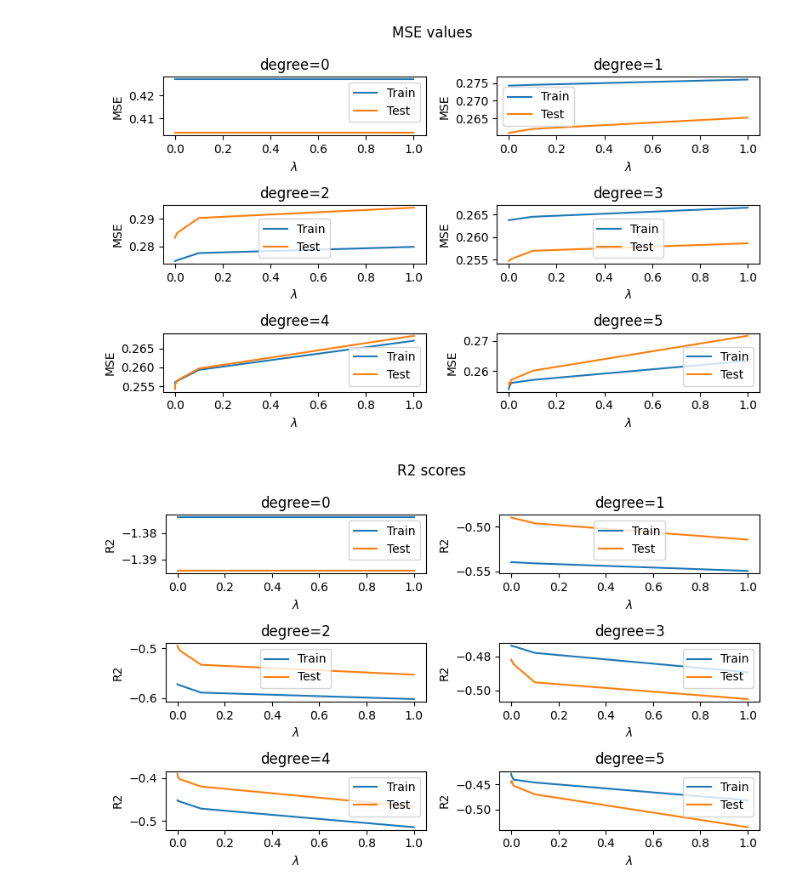
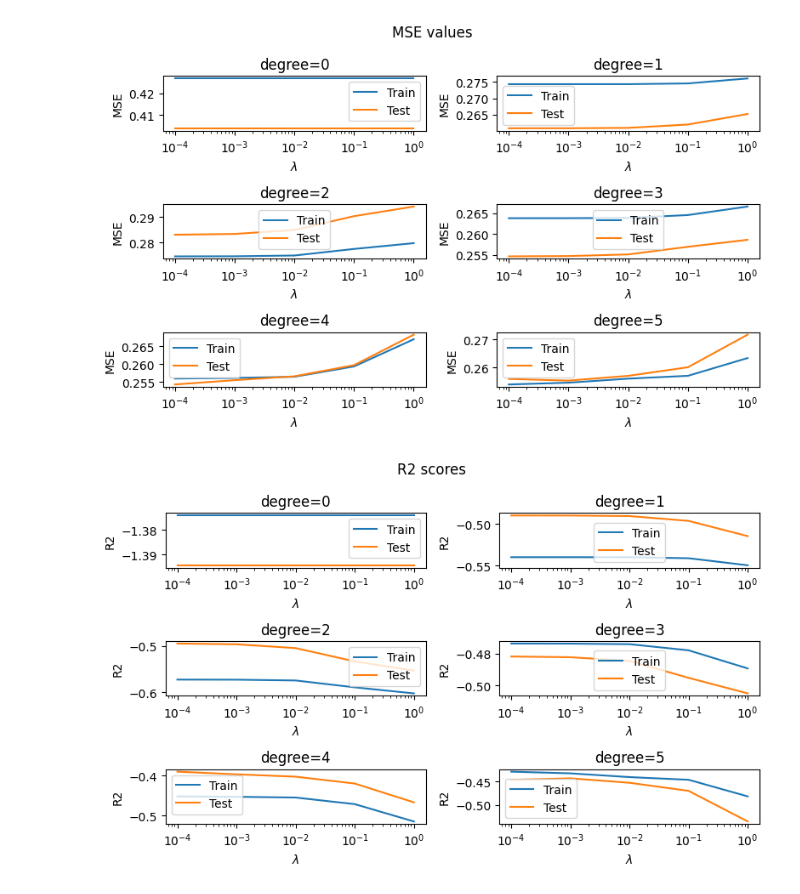
Before and after one commit to LassePladsen/FYS-STK3155-projects, a Jupyter notebook: project1/source_code/part_b_franke_ridge.ipynb, the cells around one changed output. Drawn from its saved outputs; the diff is of its cells as text; code cells hidden in the pictures.

Commit message:
changed xscale to log

```diff
--- a/project1/source_code/part_b_franke_ridge.ipynb
+++ b/project1/source_code/part_b_franke_ridge.ipynb
@@ -140,23 +140,25 @@ for degree in degrees:
     plt.legend()
     plt.xlabel(r"$\lambda$")
     plt.ylabel("MSE")
+    plt.xscale("log")
 plt.tight_layout()
 plt.show()
 # %% [output]
-[figure, old version]
+[figure, new version]
 # %%
 # Plot R2's
 fig = plt.figure(figsize=figsize)
 fig.suptitle("R2 scores")
 for degree in degrees:
     plt.subplot(3, 2, degree + 1)
     plt.title(f"{degree=}")
     plt.plot(lmbda_vals, r2_train_arr[degree], label=f"Train")
     plt.plot(lmbda_vals, r2_test_arr[degree], label=f"Test")
     plt.legend()
     plt.xlabel(r"$\lambda$")
     plt.ylabel("R2")
+    plt.xscale("log")
 plt.tight_layout()
 plt.show()
 # %% [output]
-[figure, old version]
+[figure, new version]
```
